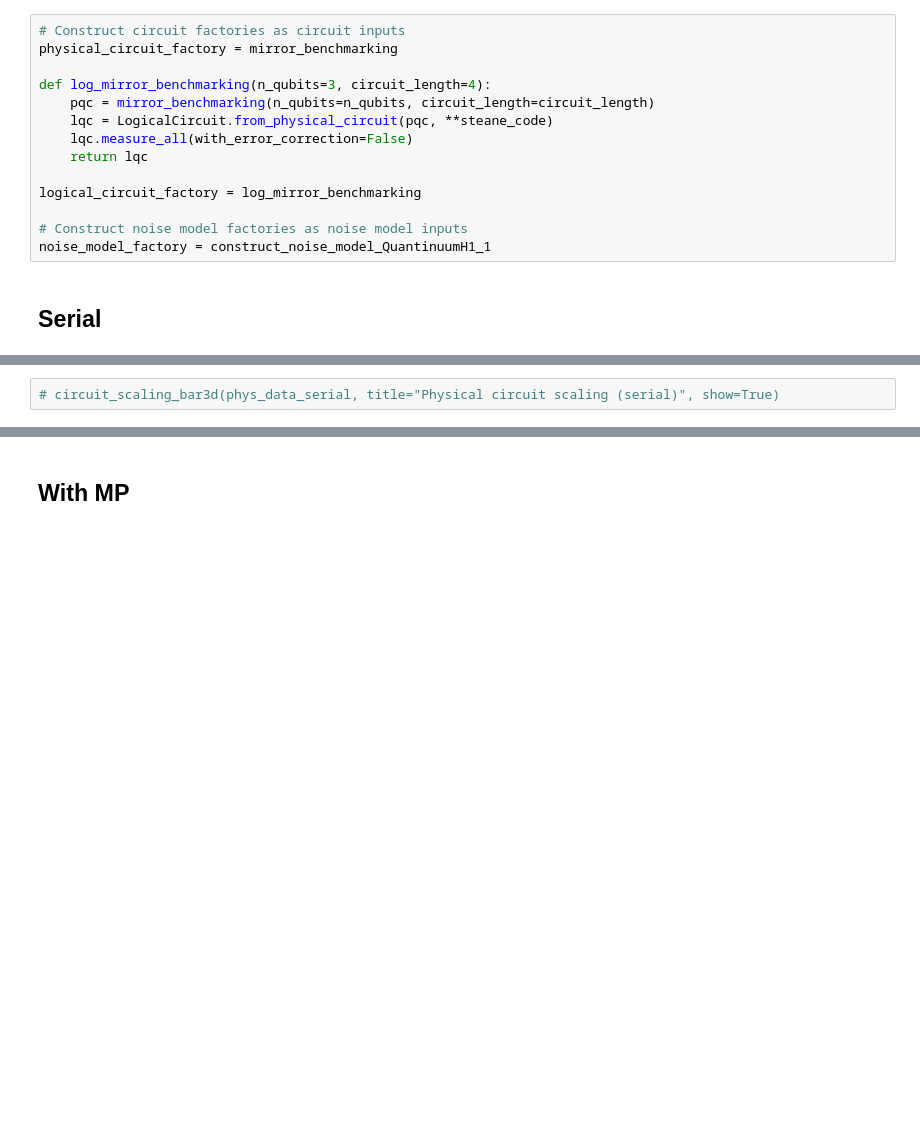
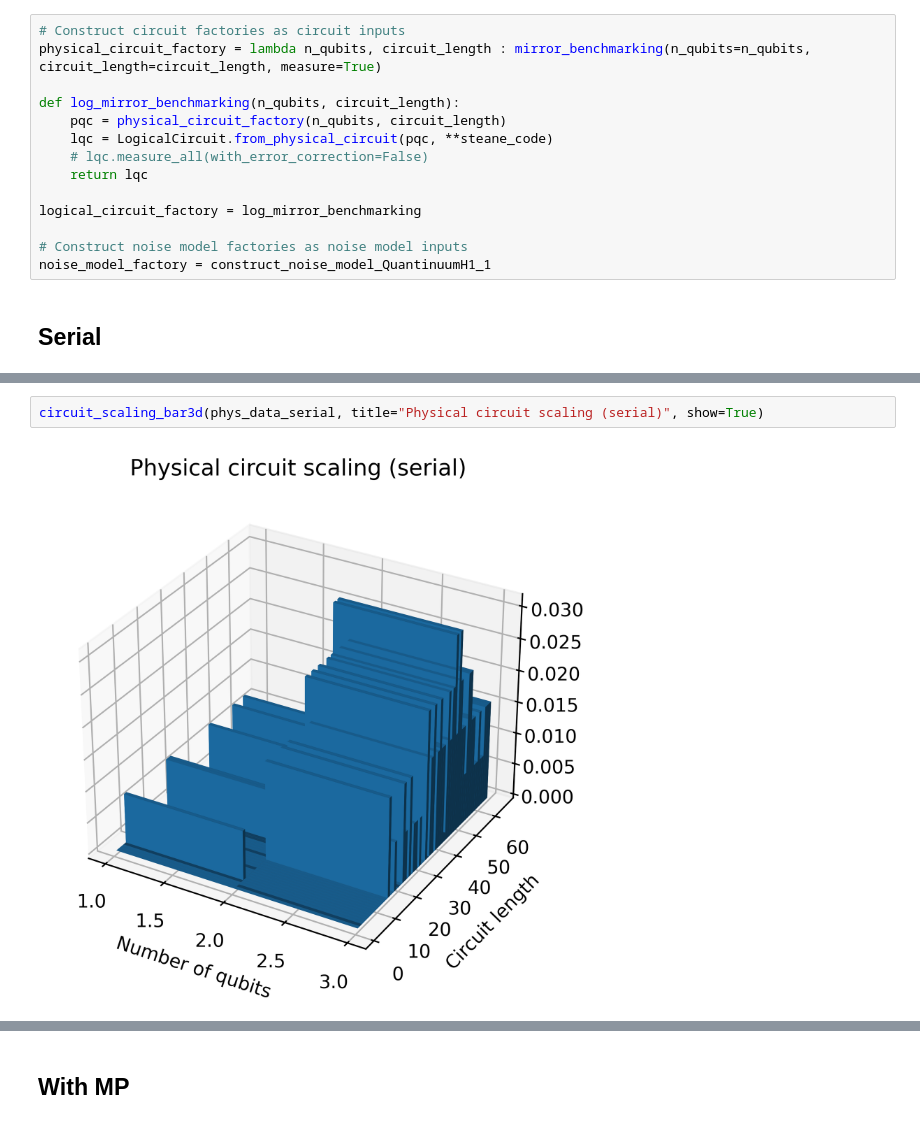
Before and after one commit to GT-Quantum-Computing-Association/LogicalQ, a Jupyter notebook: demos/Experiments_Demo.ipynb, the cells around one changed output, grey strips where cells are left out. Drawn from its saved outputs; the diff is of its cells as text; blank space fills up the shorter version.

Commit message:
fixes and improvements to benchmarking and experimentation code

```diff
--- a/demos/Experiments_Demo.ipynb
+++ b/demos/Experiments_Demo.ipynb
@@ -75,12 +45,12 @@ print("Noise models built")
 # Circuit Scaling
 # %%
 # Construct circuit factories as circuit inputs
-physical_circuit_factory = mirror_benchmarking
+physical_circuit_factory = lambda n_qubits, circuit_length : mirror_benchmarking(n_qubits=n_qubits, circuit_length=circuit_length, measure=True)
 
-def log_mirror_benchmarking(n_qubits=3, circuit_length=4):
-    pqc = mirror_benchmarking(n_qubits=n_qubits, circuit_length=circuit_length)
+def log_mirror_benchmarking(n_qubits, circuit_length):
+    pqc = physical_circuit_factory(n_qubits, circuit_length)
     lqc = LogicalCircuit.from_physical_circuit(pqc, **steane_code)
-    lqc.measure_all(with_error_correction=False)
+    # lqc.measure_all(with_error_correction=False)
     return lqc
 
 logical_circuit_factory = log_mirror_benchmarking
@@ -116,2 +106,4 @@ log_data_serial = circuit_scaling_experiment(
 # %%
-# circuit_scaling_bar3d(phys_data_serial, title="Physical circuit scaling (serial)", show=True)
+circuit_scaling_bar3d(phys_data_serial, title="Physical circuit scaling (serial)", show=True)
+# %% [output]
+[figure, added]
```
Also changed, not shown: parts of 18 cells of this notebook, 3 other files.
